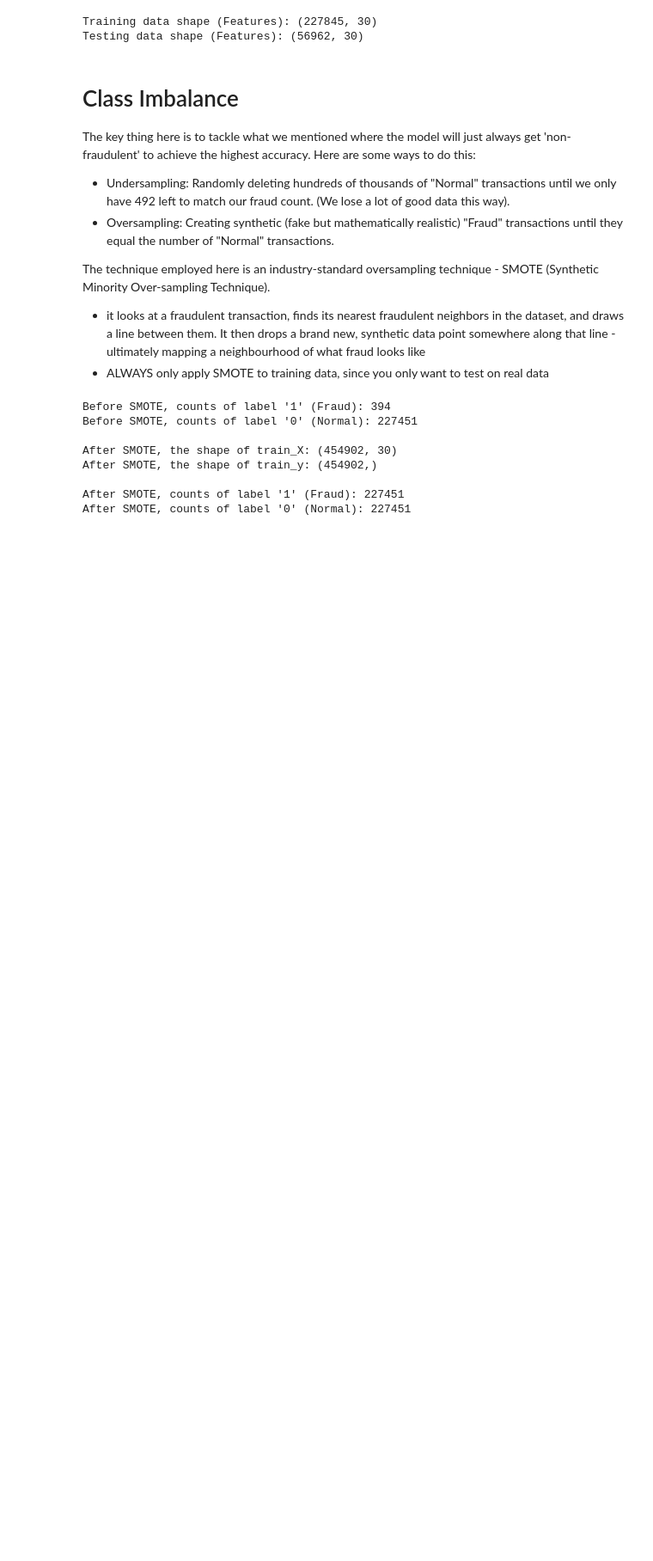
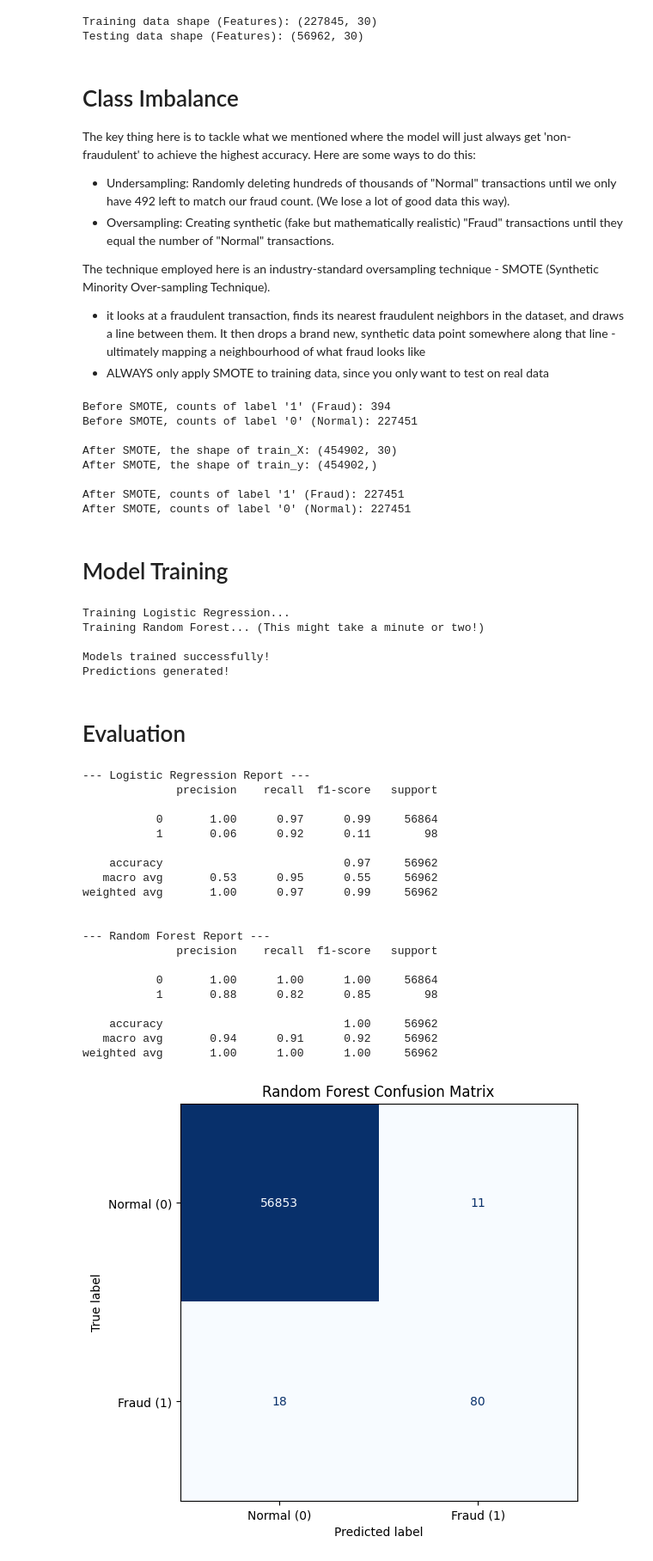
Before and after one commit to pearchew/fraud_detection_model, a Jupyter notebook: main.ipynb, the cells around one changed output. Shown at 86% size. Drawn from its saved outputs; the diff is of its cells as text; code cells hidden in the pictures; blank space fills up the shorter version.

```diff
--- a/main.ipynb
+++ b/main.ipynb
@@ -161,3 +161,78 @@ After SMOTE, the shape of train_y: (454902,)
 
 After SMOTE, counts of label '1' (Fraud): 227451
 After SMOTE, counts of label '0' (Normal): 227451
+# %% [markdown]
+# Model Training
+# %%
+from sklearn.linear_model import LogisticRegression
+from sklearn.ensemble import RandomForestClassifier
+
+# 1. Initialize the models
+# We use random_state again so our results are perfectly reproducible!
+log_reg = LogisticRegression(max_iter=1000, random_state=42)
+rf_clf = RandomForestClassifier(n_estimators=100, random_state=42)
+
+# 2. Train (Fit) the models on the BALANCED training data
+print("Training Logistic Regression...")
+log_reg.fit(X_train_smote, y_train_smote)
+
+print("Training Random Forest... (This might take a minute or two!)")
+rf_clf.fit(X_train_smote, y_train_smote)
+
+print("\nModels trained successfully!")
+
+# 3. Make predictions on the UNTOUCHED, unbalanced test data
+y_pred_log_reg = log_reg.predict(X_test)
+y_pred_rf = rf_clf.predict(X_test)
+
+print("Predictions generated!")
+# %% [output]
+Training Logistic Regression...
+Training Random Forest... (This might take a minute or two!)
+
+Models trained successfully!
+Predictions generated!
+# %% [markdown]
+# Evaluation
+# %%
+from sklearn.metrics import classification_report, confusion_matrix, ConfusionMatrixDisplay
+import matplotlib.pyplot as plt
+
+# 1. Evaluate Logistic Regression
+print("--- Logistic Regression Report ---")
+print(classification_report(y_test, y_pred_log_reg))
+
+# 2. Evaluate Random Forest
+print("\n--- Random Forest Report ---")
+print(classification_report(y_test, y_pred_rf))
+
+# 3. Visualize the Random Forest Confusion Matrix
+cm = confusion_matrix(y_test, y_pred_rf)
+disp = ConfusionMatrixDisplay(confusion_matrix=cm, display_labels=['Normal (0)', 'Fraud (1)'])
+
+fig, ax = plt.subplots(figsize=(6, 6))
+disp.plot(ax=ax, cmap='Blues', colorbar=False)
+plt.title('Random Forest Confusion Matrix')
+plt.show()
+# %% [output]
+--- Logistic Regression Report ---
+              precision    recall  f1-score   support
+
+           0       1.00      0.97      0.99     56864
+           1       0.06      0.92      0.11        98
+
+    accuracy                           0.97     56962
+   macro avg       0.53      0.95      0.55     56962
+weighted avg       1.00      0.97      0.99     56962
+
+
+--- Random Forest Report ---
+              precision    recall  f1-score   support
+
+           0       1.00      1.00      1.00     56864
+           1       0.88      0.82      0.85        98
+
+    accuracy                           1.00     56962
+   macro avg       0.94      0.91      0.92     56962
+weighted avg       1.00      1.00      1.00     56962
+[figure, added]
```
Also changed, not shown: 3 other files.
